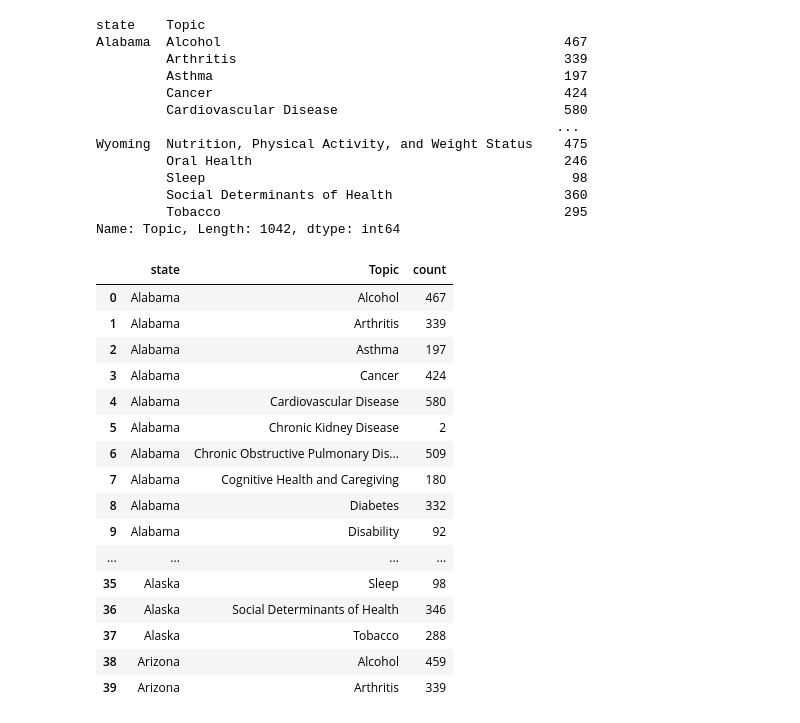
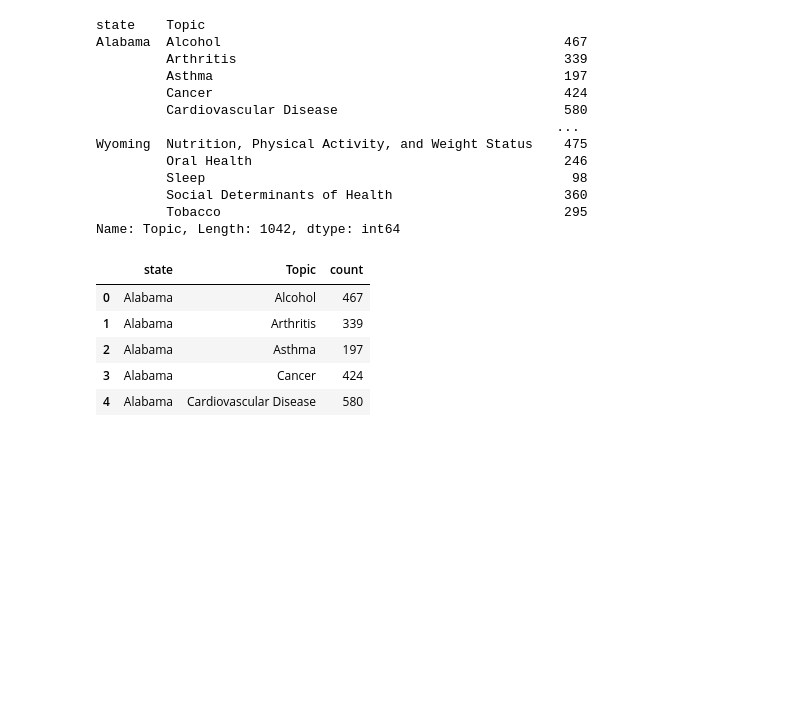
Before and after one commit to Nathan-Savage/chronic_diseases_project, a Jupyter notebook: chronic_diseases-MA.ipynb, the cells around one changed output. Saved outputs shown, nothing was run; the diff lists cells and outputs as text; code cells hidden in the pictures; blank space fills up the shorter version.

```diff
--- a/chronic_diseases-MA.ipynb
+++ b/chronic_diseases-MA.ipynb
@@ -119,11 +120,11 @@ Data columns (total 34 columns):
 dtypes: float64(14), int64(3), object(17)
 memory usage: 80.2+ MB
 # %%
-chronic_disease_df_drop = chronic_disease_df.drop(columns=['Response','StratificationCategory2', 'Stratification2', 'StratificationCategory3', 'Stratification3',
+chronic_disease_df_cleaned = chronic_disease_df.drop(columns=['Response','StratificationCategory2', 'Stratification2', 'StratificationCategory3', 'Stratification3',
                                  'ResponseID', 'StratificationCategoryID2', 'StratificationID2', 'StratificationCategoryID3', 'StratificationID3',
                                  'DataValueFootnoteSymbol', 'DataValueFootnote', 'LowConfidenceLimit', 'HighConfidenceLimit', 'TopicID', 'QuestionID',
                                  'DataValueTypeID'])
-chronic_disease_df_drop.head()
+chronic_disease_df_cleaned.head()
 # %% [output]
 |  | year_started | year_ended | state_abbr | state | DataSource | Topic | Question | DataValueUnit | ... |
 | 0 | 2019 | 2019 | AR | Arkansas | BRFSS | Diabetes | Diabetes among adults | % | ... |
@@ -161,8 +162,8 @@ Data columns (total 17 columns):
 dtypes: float64(2), int64(3), object(12)
 memory usage: 40.1+ MB
 # %%
-chronic_disease_df_drop['DataValue'] = chronic_disease_df_drop['DataValue'].fillna('')
-chronic_disease_df_drop.head()
+chronic_disease_df_cleaned['DataValue'] = chronic_disease_df_cleaned['DataValue'].fillna('')
+chronic_disease_df_cleaned.head()
 # %% [output]
 |  | year_started | year_ended | state_abbr | state | DataSource | Topic | Question | DataValueUnit | ... |
 | 0 | 2019 | 2019 | AR | Arkansas | BRFSS | Diabetes | Diabetes among adults | % | ... |
@@ -192,7 +193,7 @@ BRFSS                                        Alcohol
                                              Tobacco                                             4620
 Name: Topic, dtype: int64
 # %%
-dataSource_df = chronic_disease_df_drop[['DataSource','state','Topic','Question', 'Geolocation', 'year_started', 'year_ended']]
+dataSource_df = chronic_disease_df_cleaned[['DataSource','state','Topic','Question', 'Geolocation', 'year_started', 'year_ended']]
 dataSource_df.head()
 # %% [output]
 |  | DataSource | state | Topic | Question | Geolocation | year_started | year_ended |
@@ -220,24 +221,13 @@ Wyoming  Nutrition, Physical Activity, and Weight Status    475
 Name: Topic, Length: 1042, dtype: int64
 # %%
 grouped_counts_df = grouped_dataSource.reset_index(name='count')
-grouped_counts_df.head(40)
+grouped_counts_df.head()
 # %% [output]
 |  | state | Topic | count |
 | 0 | Alabama | Alcohol | 467 |
 | 1 | Alabama | Arthritis | 339 |
 | 2 | Alabama | Asthma | 197 |
 | 3 | Alabama | Cancer | 424 |
 | 4 | Alabama | Cardiovascular Disease | 580 |
-| 5 | Alabama | Chronic Kidney Disease | 2 |
-| 6 | Alabama | Chronic Obstructive Pulmonary Dis... | 509 |
-| 7 | Alabama | Cognitive Health and Caregiving | 180 |
-| 8 | Alabama | Diabetes | 332 |
-| 9 | Alabama | Disability | 92 |
-| ... | ... | ... | ... |
-| 35 | Alaska | Sleep | 98 |
-| 36 | Alaska | Social Determinants of Health | 346 |
-| 37 | Alaska | Tobacco | 288 |
-| 38 | Arizona | Alcohol | 459 |
-| 39 | Arizona | Arthritis | 339 |
 # %%
 sorted_grouped_counts_df = grouped_counts_df.sort_values(by=['count'], ascending=False, inplace=False)
```
Also changed, not shown: parts of 12 cells of this notebook.
